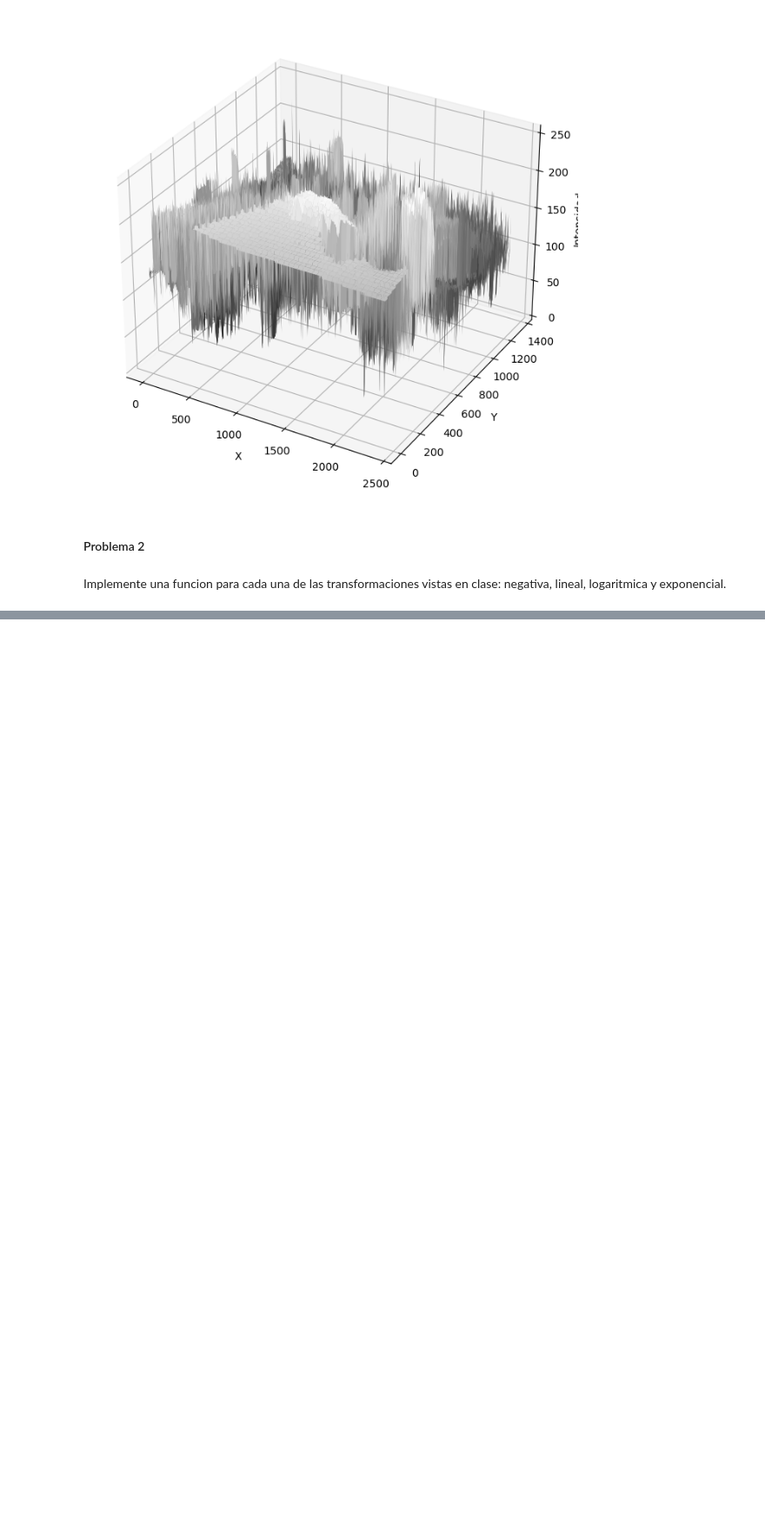
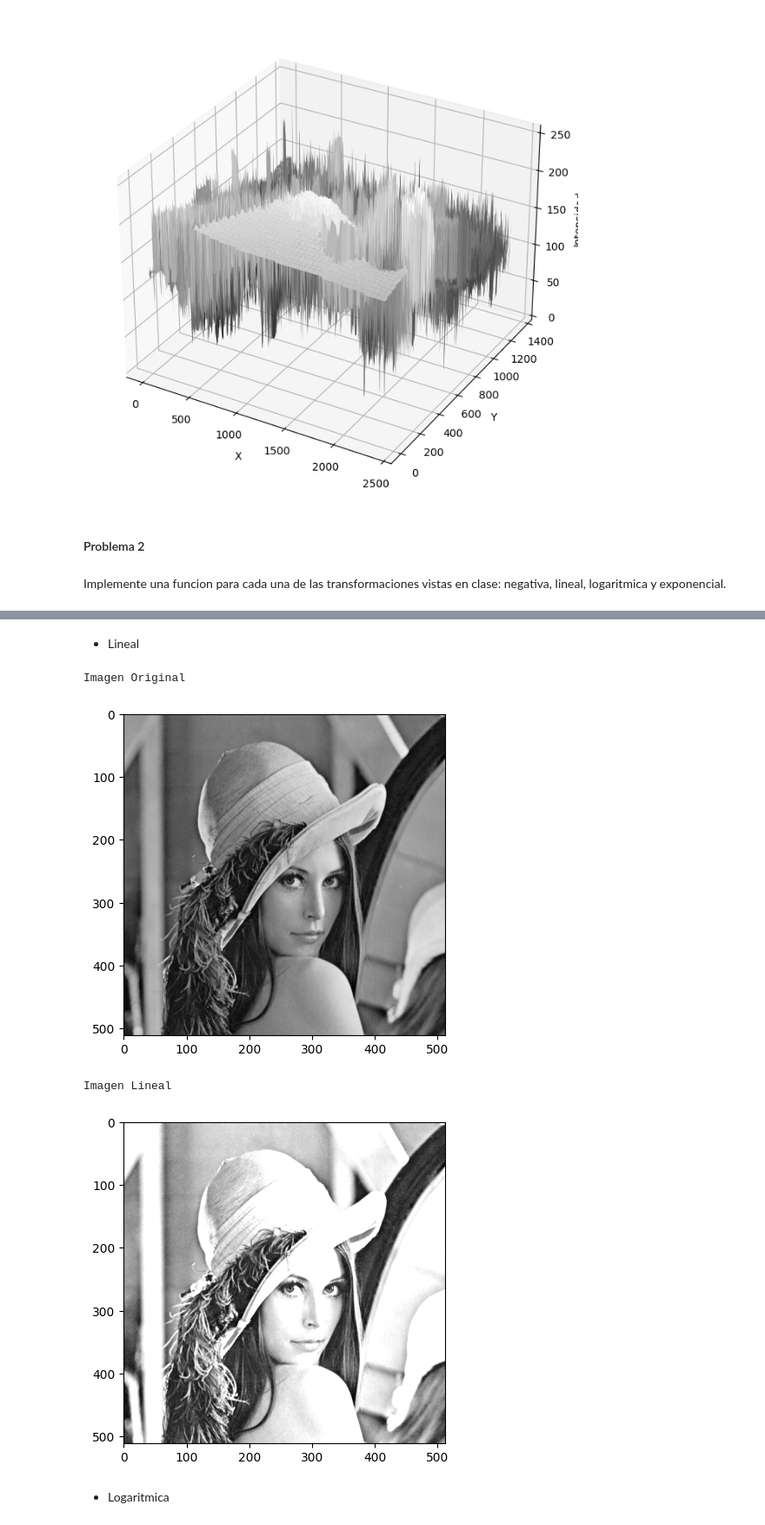
Before and after one commit to LeoContreras8/Lab2, a Jupyter notebook: laboratorio2_LeonelContreras.ipynb, the cells around one changed output, grey strips where cells are left out. Shown at 87% size. Cells and saved outputs as stored; diff of their text form; code cells hidden in the pictures; blank space fills up the shorter version.

```diff
--- a/laboratorio2_LeonelContreras.ipynb
+++ b/laboratorio2_LeonelContreras.ipynb
@@ -64,0 +108,45 @@ logaritmica y exponencial.
+# %% [markdown]
+* Lineal
+# %%
+def trans_lineal(imagen,alpha,beta):
+
+    # Leer la imagen en escala de grises
+    img=cv2.imread(imagen,cv2.IMREAD_GRAYSCALE)
+
+    #Dimensiones de imagen
+    alto=img.shape[0]
+    ancho=img.shape[1]
+
+    #Crear espacio imagen nueva
+    lineal=np.zeros_like(img)
+
+    for i in range(0,alto):
+        for j in range(0,ancho):
+
+            pixel=img[i,j]
+
+            lineal[i,j]= int(min(alpha * pixel + beta,255)) # Numero entero, no mayor a 255
+
+    # Volver imagen
+    cv2.imwrite("img_lineal.jpg",lineal)
+    # Cargar Imagen
+    imagen_lineal=cv2.imread("img_lineal.jpg",cv2.IMREAD_GRAYSCALE)
+
+    # Mostrar Imagenes
+    print("Imagen Original")
+    plt.imshow(img, cmap="gray")
+    plt.show()
+
+    print("Imagen Lineal")
+    plt.imshow(imagen_lineal, cmap="gray")
+    plt.show()
+# %%
+# Usar la funcion
+trans_lineal("lenna_gris.png",1.5,30)
+# %% [output]
+Imagen Original
+[figure, added]
+Imagen Lineal
+[figure, added]
+# %% [markdown]
+* Logaritmica
```
Also changed, not shown: parts of 10 cells of this notebook, 4 other files.
